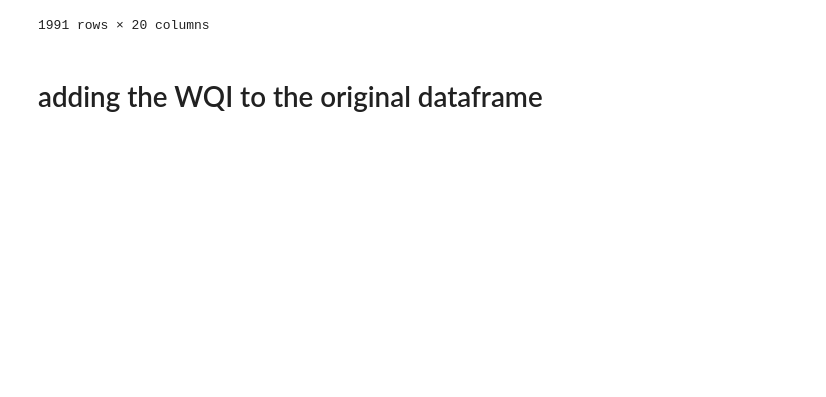
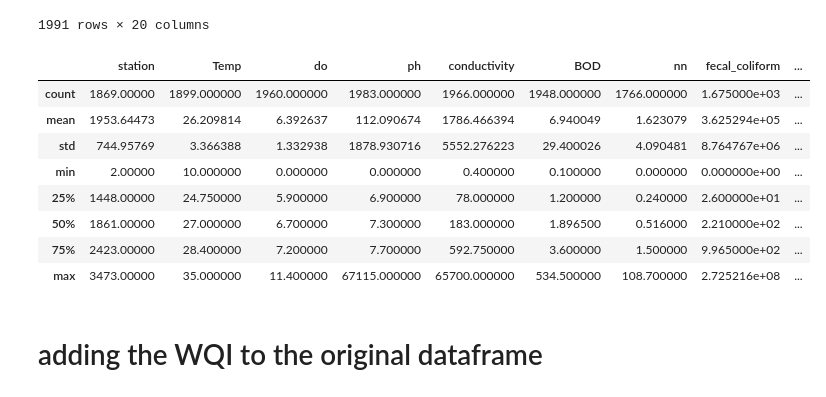
Before and after one commit to Murdock135/Water-Quality-Prediction, a Jupyter notebook: notebooks/initial_analysis.ipynb, the cells around one changed output. Cells and saved outputs as stored; diff of their text form; code cells hidden in the pictures; blank space fills up the shorter version.

```diff
--- a/notebooks/initial_analysis.ipynb
+++ b/notebooks/initial_analysis.ipynb
@@ -295,6 +293,18 @@ df2
 | 1989 | 1404.0 | GUMTI AT D/S SOUTH TRIPURA, TRIPURA | NAN | 28.0 | 7.7 | 91.0 | 6.5 | 1.3 | NaN | NaN | ... |
 | 1990 | 1726.0 | CHANDRAPUR, AGARTALA D/S OF HAORA... | NAN | 29.0 | 7.6 | 110.0 | 5.7 | 1.1 | NaN | NaN | ... |
 1991 rows × 20 columns
+# %%
+df2.describe()
+# %% [output]
+|  | station | Temp | do | ph | conductivity | BOD | nn | fecal_coliform | ... |
+| count | 1869.00000 | 1899.000000 | 1960.000000 | 1983.000000 | 1966.000000 | 1948.000000 | 1766.000000 | 1.675000e+03 | ... |
+| mean | 1953.64473 | 26.209814 | 6.392637 | 112.090674 | 1786.466394 | 6.940049 | 1.623079 | 3.625294e+05 | ... |
+| std | 744.95769 | 3.366388 | 1.332938 | 1878.930716 | 5552.276223 | 29.400026 | 4.090481 | 8.764767e+06 | ... |
+| min | 2.00000 | 10.000000 | 0.000000 | 0.000000 | 0.400000 | 0.100000 | 0.000000 | 0.000000e+00 | ... |
+| 25% | 1448.00000 | 24.750000 | 5.900000 | 6.900000 | 78.000000 | 1.200000 | 0.240000 | 2.600000e+01 | ... |
+| 50% | 1861.00000 | 27.000000 | 6.700000 | 7.300000 | 183.000000 | 1.896500 | 0.516000 | 2.210000e+02 | ... |
+| 75% | 2423.00000 | 28.400000 | 7.200000 | 7.700000 | 592.750000 | 3.600000 | 1.500000 | 9.965000e+02 | ... |
+| max | 3473.00000 | 35.000000 | 11.400000 | 67115.000000 | 65700.000000 | 534.500000 | 108.700000 | 2.725216e+08 | ... |
 # %% [markdown]
 # adding the WQI to the original dataframe
 # %%
```
Also changed, not shown: parts of 19 cells of this notebook.
